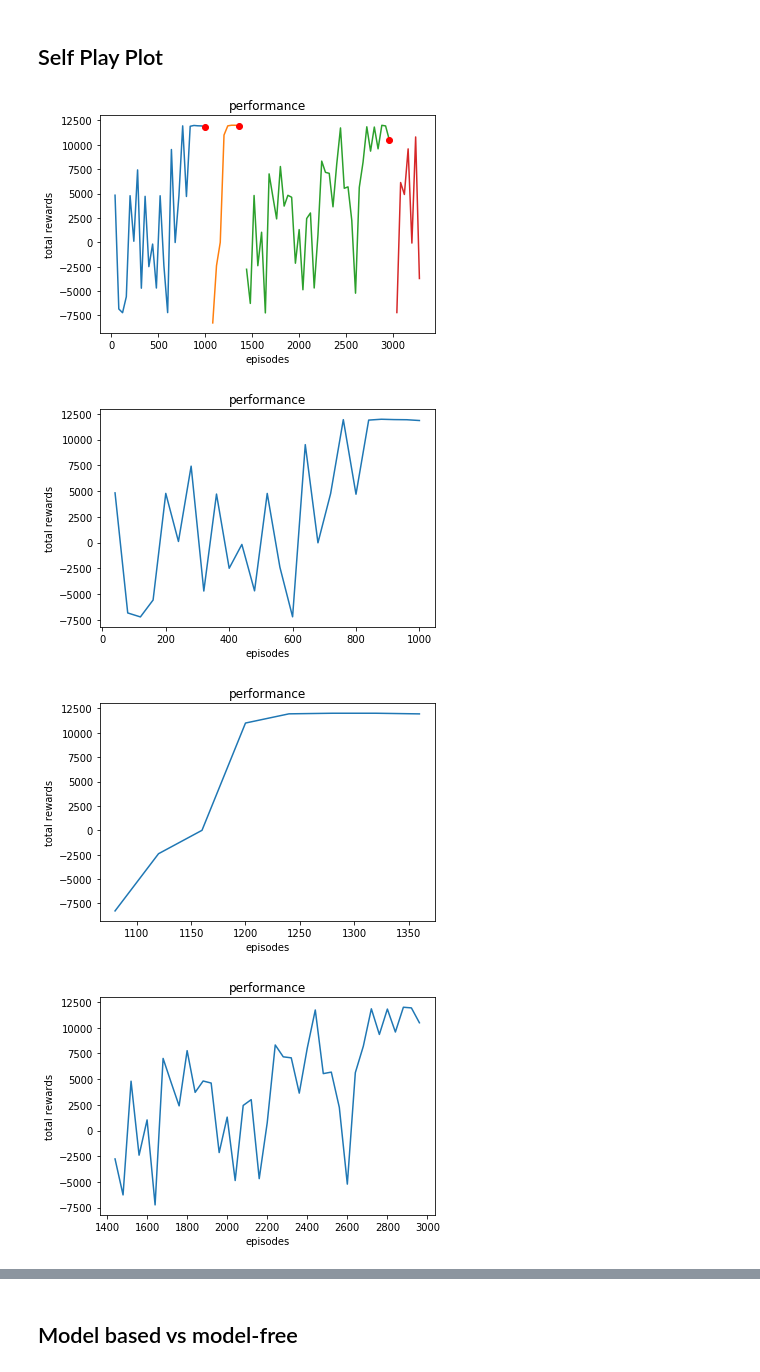
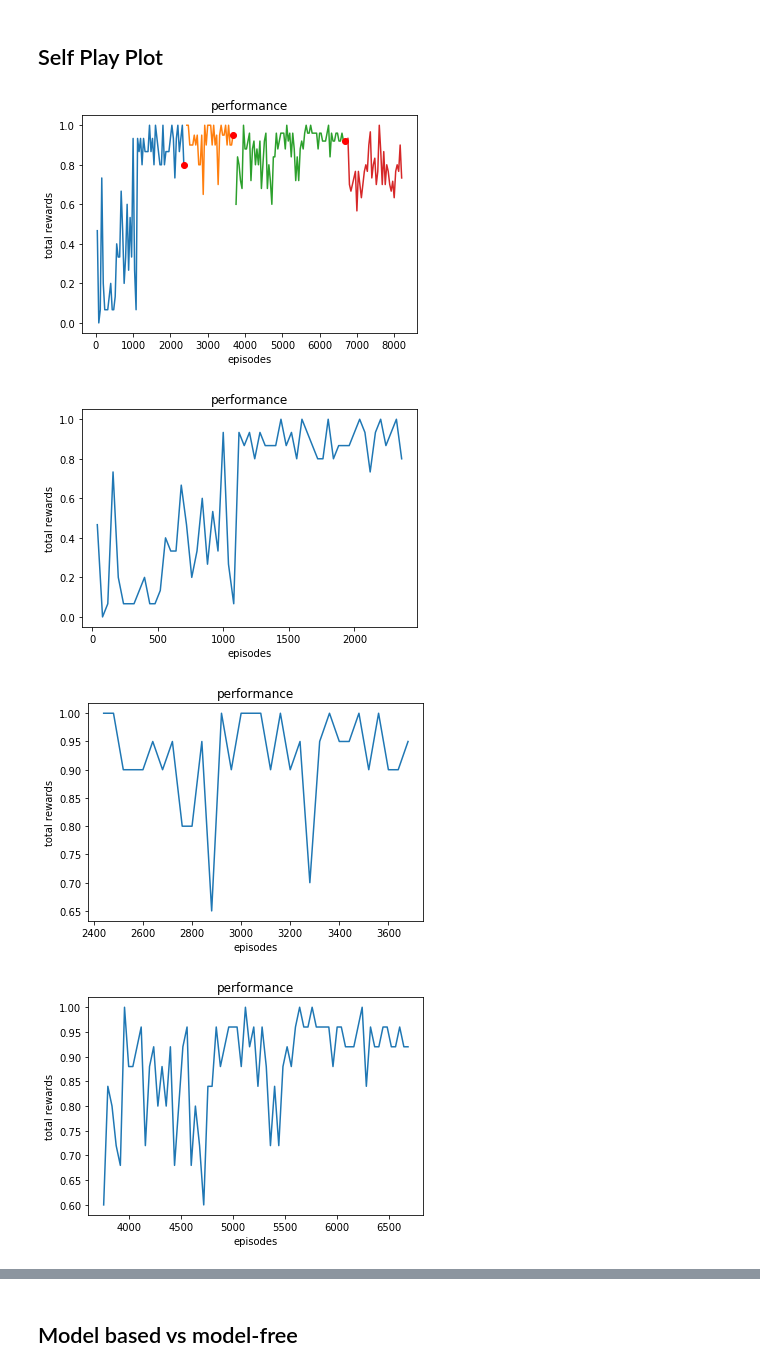
Before and after one commit to osu-xai/abp, a Jupyter notebook: abp/plot/plot_result.ipynb, the cells around one changed output, grey strips where cells are left out. Cells and saved outputs as stored; diff of their text form; code cells hidden in the pictures.

```diff
--- a/abp/plot/plot_result.ipynb
+++ b/abp/plot/plot_result.ipynb
@@ -39,35 +39,35 @@ def readResult(filename, train_episode = 40):
             x_update.append(x_reward[-1])
         else:
             y_reward.append(float(l[0:-1]))
             x_reward.append((i + 1) * train_episode)
 
             y_seperate[seperate_j].append(float(l[0:-1]))
             x_seperate[seperate_i].append(((i + 1) * train_episode))
     return x_reward, y_reward,x_update, y_update, x_seperate, y_seperate
 
 def mean(y):
     meany = []
     sum = 0
     for i, v in enumerate(y):
         sum += v
         meany.append(sum / (i + 1))
     return meany
 ""
 fig_num = 1
 fig = plt.figure(num = fig_num)
-x_reward, y_reward,x_update, y_update, x_seperate, y_seperate = readResult("results/sadq_self_play_2.txt")
+x_reward, y_reward,x_update, y_update, x_seperate, y_seperate = readResult("result_gqf_v1.txt")
 # my = mean(y)
 for i in range(len(x_seperate)):
     plot(x_seperate[i], y_seperate[i], fig)
 plot(x_update, y_update, fig, style = 'ro')
 # fig.show()
 # plot(x,my, ["withOnehotAndNormalize","mean"], fig = 3)
 for i in range(len(x_seperate)):
     fig_num += 1
     fig = plt.figure(num = fig_num)
     plot(x_seperate[i], y_seperate[i], fig)
 # %% [output]
-[figure, old version]
+[figure, new version]
-[figure, old version]
+[figure, new version]
-[figure, old version]
+[figure, new version]
-[figure, old version]
+[figure, new version]
```
Also changed, not shown: parts of 1 cell of this notebook, 6 other files.
